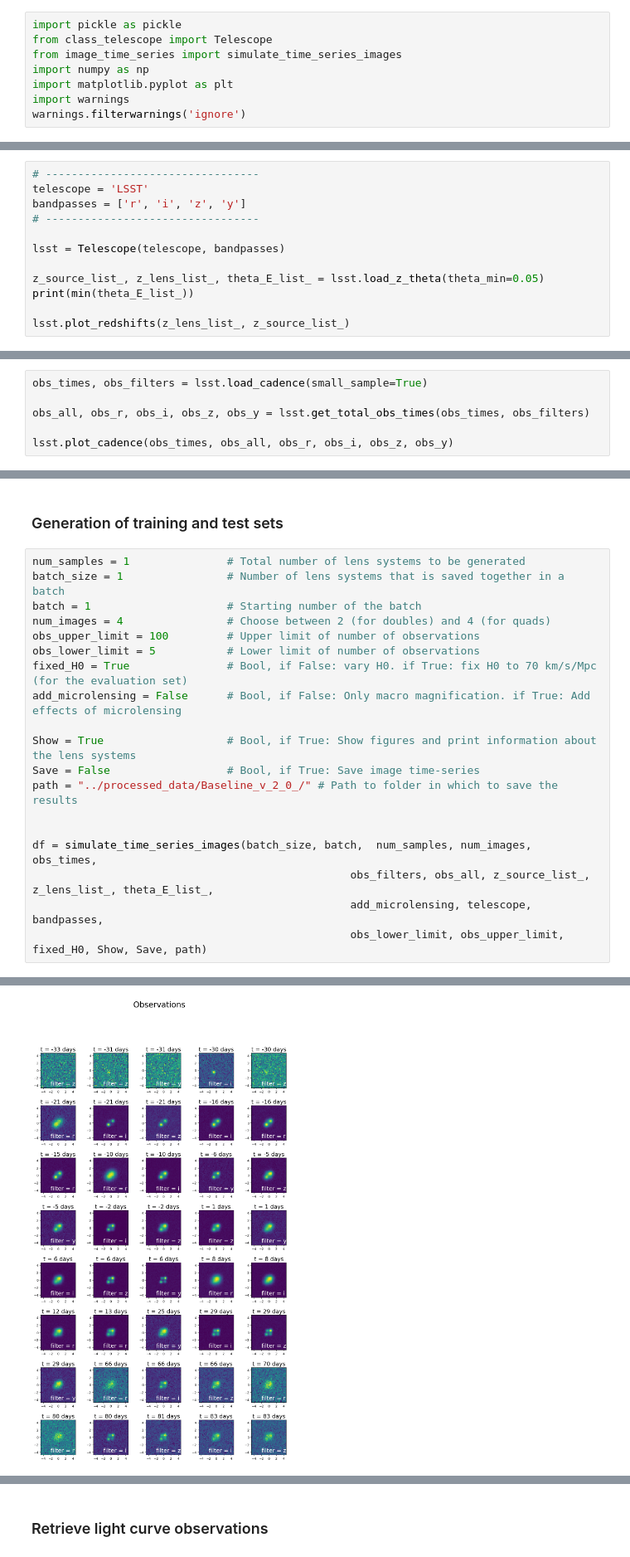
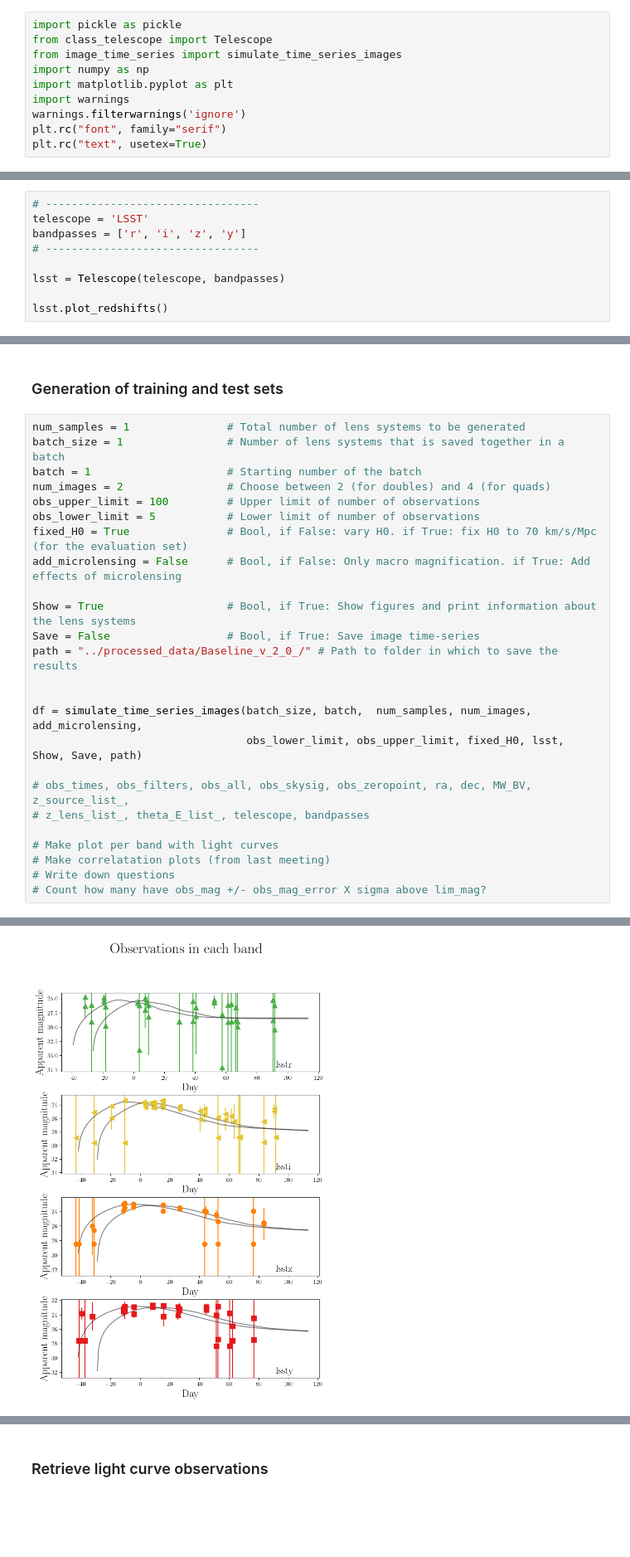
Before and after one commit to Nikki1510/lensed_supernova_simulator_tool, a Jupyter notebook: src/generate_data.ipynb, the cells around one changed output, grey strips where cells are left out. Shown at 83% size. Drawn from its saved outputs; the diff is of its cells as text; blank space fills up the shorter version.

```diff
--- a/src/generate_data.ipynb
+++ b/src/generate_data.ipynb
@@ -10,6 +10,8 @@ import numpy as np
 import matplotlib.pyplot as plt
 import warnings
 warnings.filterwarnings('ignore')
+plt.rc("font", family="serif")
+plt.rc("text", usetex=True)
 # %% [markdown]
 ### Parameter distributions
 
@@ -22,8 +24,5 @@ bandpasses = ['r', 'i', 'z', 'y']
 
 lsst = Telescope(telescope, bandpasses)
 
-z_source_list_, z_lens_list_, theta_E_list_ = lsst.load_z_theta(theta_min=0.05)
-print(min(theta_E_list_))
-
-lsst.plot_redshifts(z_lens_list_, z_source_list_)
+lsst.plot_redshifts()
 # %% [output]
@@ -40,9 +38,3 @@ lsst.plot_seeing_distributions()
 ### Cadence
 
 Sample the cadence from the predicted distribution for the <b> baseline v2.0 </b> observing strategy for the LSST Wide, Fast, Deep survey from Catarina Alves' simulations.
-# %%
-obs_times, obs_filters = lsst.load_cadence(small_sample=True)
-
-obs_all, obs_r, obs_i, obs_z, obs_y = lsst.get_total_obs_times(obs_times, obs_filters)
-
-lsst.plot_cadence(obs_times, obs_all, obs_r, obs_i, obs_z, obs_y)
@@ -54,7 +48,7 @@ lsst.plot_cadence(obs_times, obs_all, obs_r, obs_i, obs_z, obs_y)
 num_samples = 1               # Total number of lens systems to be generated
 batch_size = 1                # Number of lens systems that is saved together in a batch
 batch = 1                     # Starting number of the batch
-num_images = 4                # Choose between 2 (for doubles) and 4 (for quads)
+num_images = 2                # Choose between 2 (for doubles) and 4 (for quads)
 obs_upper_limit = 100         # Upper limit of number of observations
 obs_lower_limit = 5           # Lower limit of number of observations
 fixed_H0 = True               # Bool, if False: vary H0. if True: fix H0 to 70 km/s/Mpc (for the evaluation set)
@@ -65,9 +59,15 @@ Save = False                  # Bool, if True: Save image time-series
 path = "../processed_data/Baseline_v_2_0_/" # Path to folder in which to save the results
 
 
-df = simulate_time_series_images(batch_size, batch,  num_samples, num_images, obs_times,
-                                                 obs_filters, obs_all, z_source_list_, z_lens_list_, theta_E_list_,
-                                                 add_microlensing, telescope, bandpasses,
-                                                 obs_lower_limit, obs_upper_limit, fixed_H0, Show, Save, path)
+df = simulate_time_series_images(batch_size, batch,  num_samples, num_images, add_microlensing,
+                                 obs_lower_limit, obs_upper_limit, fixed_H0, lsst, Show, Save, path)
+
+# obs_times, obs_filters, obs_all, obs_skysig, obs_zeropoint, ra, dec, MW_BV, z_source_list_,
+# z_lens_list_, theta_E_list_, telescope, bandpasses
+
+# Make plot per band with light curves
+# Make correlatation plots (from last meeting)
+# Write down questions
+# Count how many have obs_mag +/- obs_mag_error X sigma above lim_mag?
 # %% [output]
 Theoretically visible with image multiplicity method?            True
@@ -93 +97 @@ Peak brightness images for r,i,z,y bands:
-[figure, old version]
+[figure, new version]
```
Also changed, not shown: parts of 14 cells of this notebook, 3 other files.
